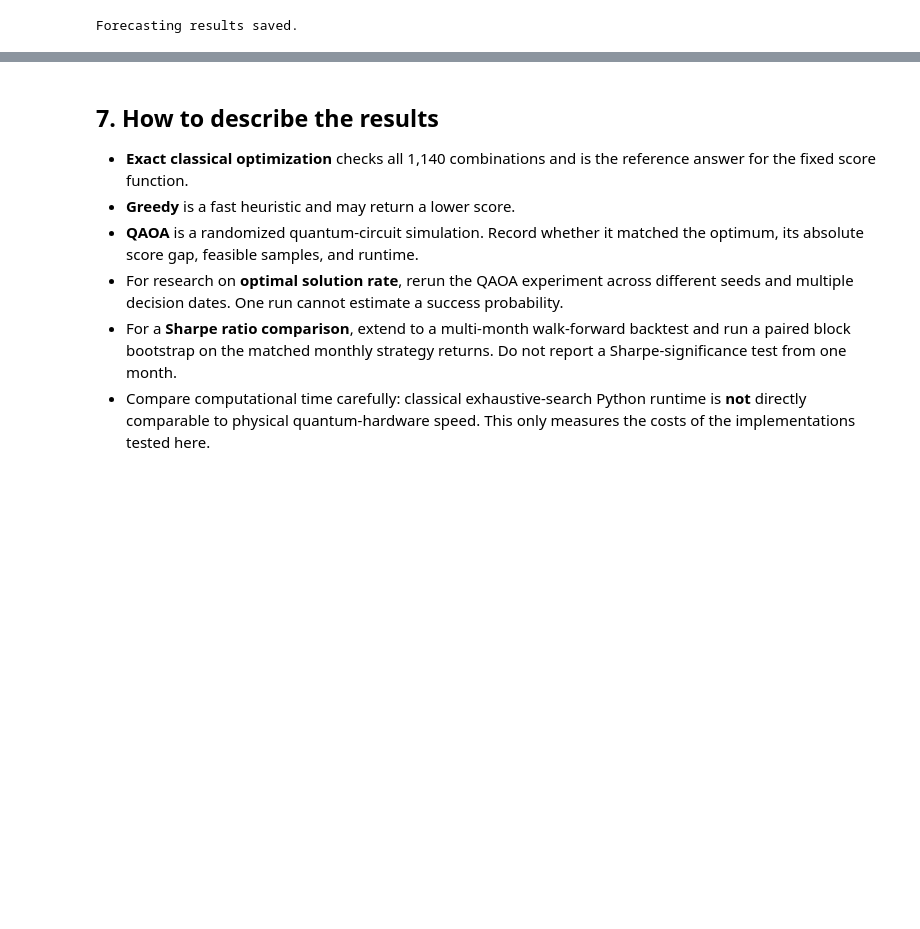
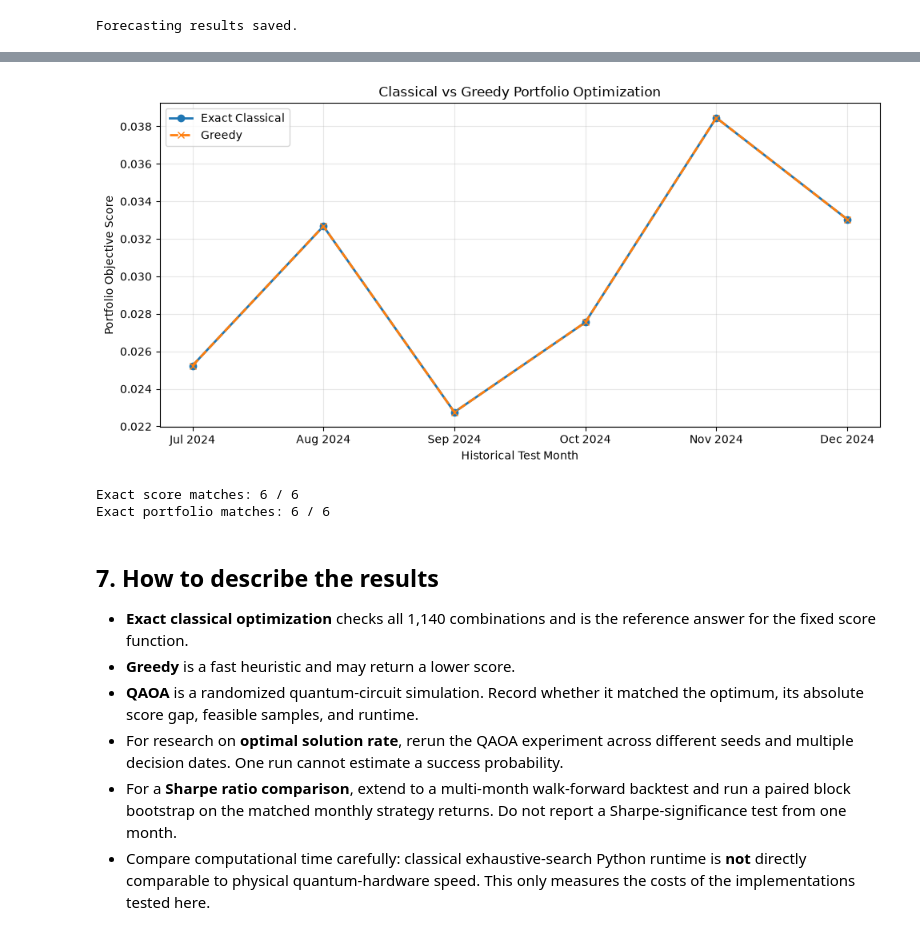
Before and after one commit to zachariahseaford/CECS-385-Research-Project, a Jupyter notebook: data/03_twenty_etf_exploration.ipynb, the cells around one changed output, grey strips where cells are left out. Drawn from its saved outputs; the diff is of its cells as text; code cells hidden in the pictures; blank space fills up the shorter version.

```diff
--- a/data/03_twenty_etf_exploration.ipynb
+++ b/data/03_twenty_etf_exploration.ipynb
@@ -977,3 +1222,59 @@ Forecasting results saved.
+# %%
+months = historical_df["test_month"].dt.strftime("%b %Y")
+x = np.arange(len(months))
+
+fig, ax = plt.subplots(figsize=(10, 5))
+
+ax.plot(
+    x,
+    historical_df["classical_score"],
+    marker="o",
+    linewidth=2,
+    label="Exact Classical"
+)
+
+ax.plot(
+    x,
+    historical_df["greedy_score"],
+    marker="x",
+    linestyle="--",
+    linewidth=2,
+    label="Greedy"
+)
+
+ax.set_xticks(x)
+ax.set_xticklabels(months)
+ax.set_xlabel("Historical Test Month")
+ax.set_ylabel("Portfolio Objective Score")
+ax.set_title("Classical vs Greedy Portfolio Optimization")
+ax.legend()
+ax.grid(alpha=0.3)
+
+plt.tight_layout()
+
+fig.savefig(
+    "results/historical_classical_comparison.png",
+    dpi=200,
+    bbox_inches="tight"
+)
+
+plt.show()
+# %% [output]
+[figure, added]
+# %%
+print("Exact score matches:",
+      np.isclose(
+          historical_df["classical_score"],
+          historical_df["greedy_score"],
+          atol=1e-10
+      ).sum(), "/ 6")
+
+print("Exact portfolio matches:",
+      (historical_df["classical_portfolio"] ==
+       historical_df["greedy_portfolio"]).sum(), "/ 6")
+# %% [output]
+Exact score matches: 6 / 6
+Exact portfolio matches: 6 / 6
 # %% [markdown]
 ## 7. How to describe the results
 
```
Also changed, not shown: parts of 16 cells of this notebook, 2 other files.
